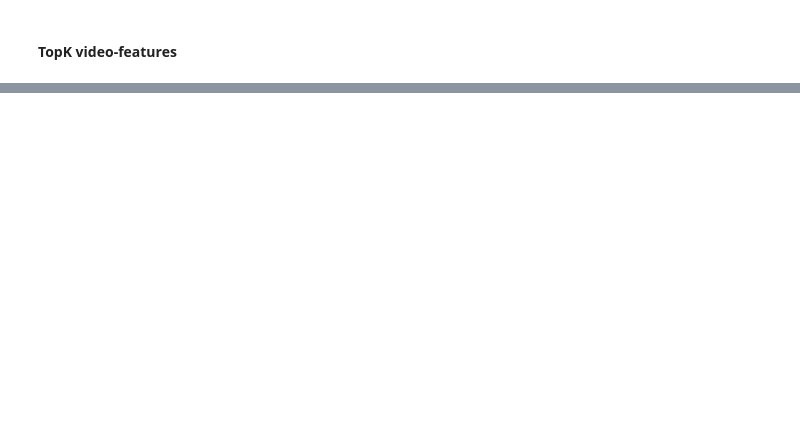
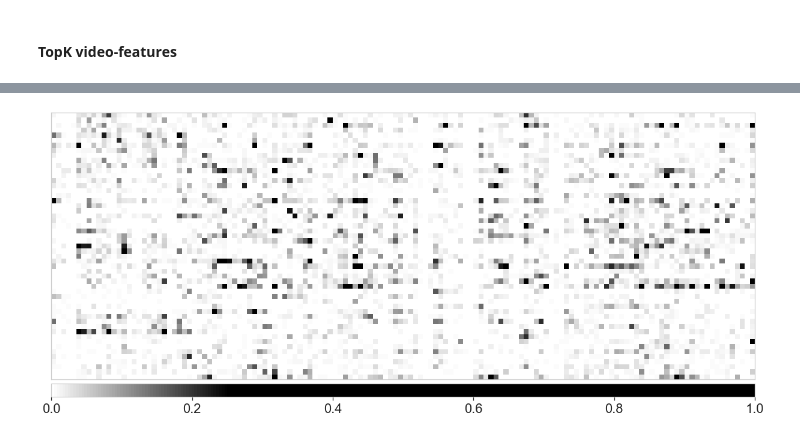
Before and after one commit to catalyst-team/introspection, a Jupyter notebook: notebooks/intospection.ipynb, the cells around one changed output, grey strips where cells are left out. Cells and saved outputs as stored; diff of their text form; code cells hidden in the pictures; blank space fills up the shorter version.

```diff
--- a/notebooks/intospection.ipynb
+++ b/notebooks/intospection.ipynb
@@ -702,0 +825,24 @@ plt.show()
+# %%
+fig, axs = plt.subplots(1, 1, figsize=(21, 9))
+
+default_cmap = LinearSegmentedColormap.from_list(
+    'custom blue',
+    [(0, '#ffffff'), (0.25, '#000000'), (1, '#000000')],
+    N=256
+)
+
+_ = viz.visualize_image_attr(
+    np.transpose(attr_ig_nt.cpu().detach().numpy(), (2,1,0)),
+    np.transpose(feature.cpu().detach().numpy(), (2,1,0)),
+    method='heat_map',
+    cmap=default_cmap,
+    show_colorbar=True,
+    sign='positive',
+    outlier_perc=1,
+    plt_fig_axis=(fig, axs),
+    use_pyplot=False,
+)
+
+plt.show()
+# %% [output]
+[figure, added]
```
Also changed, not shown: parts of 34 cells of this notebook, 4 other files.
